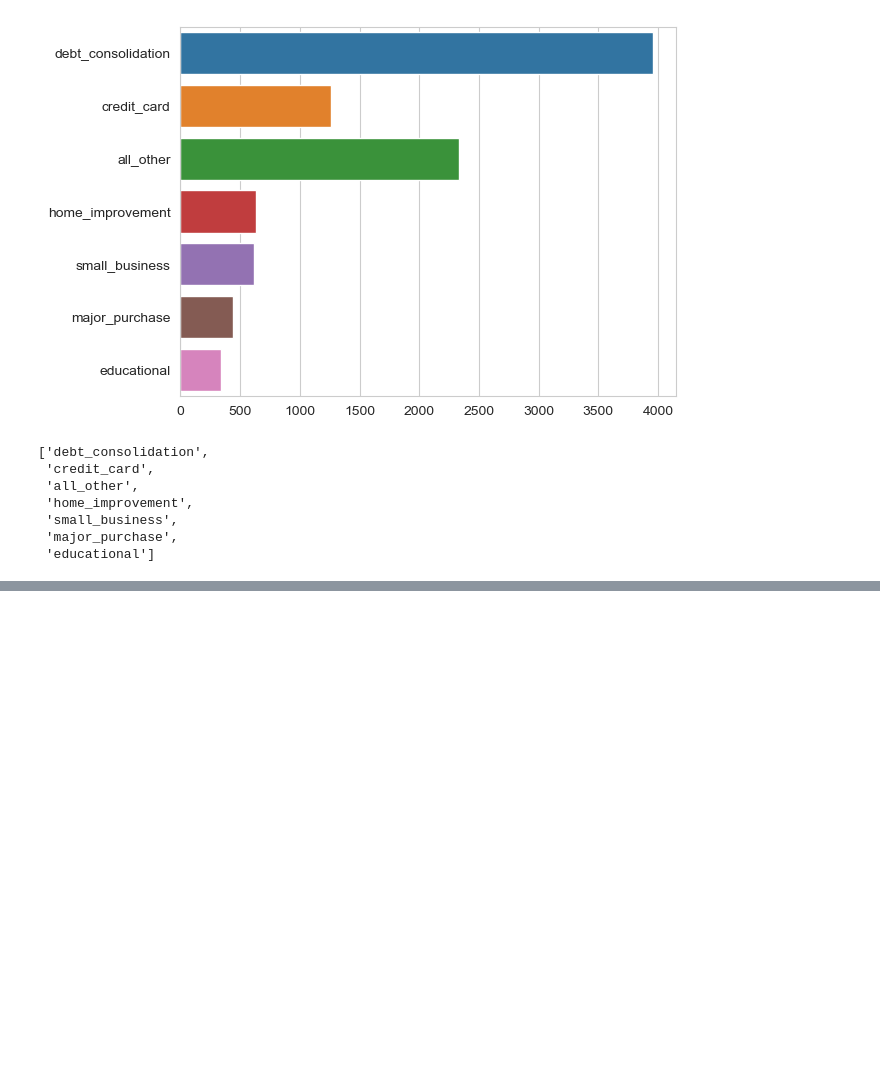
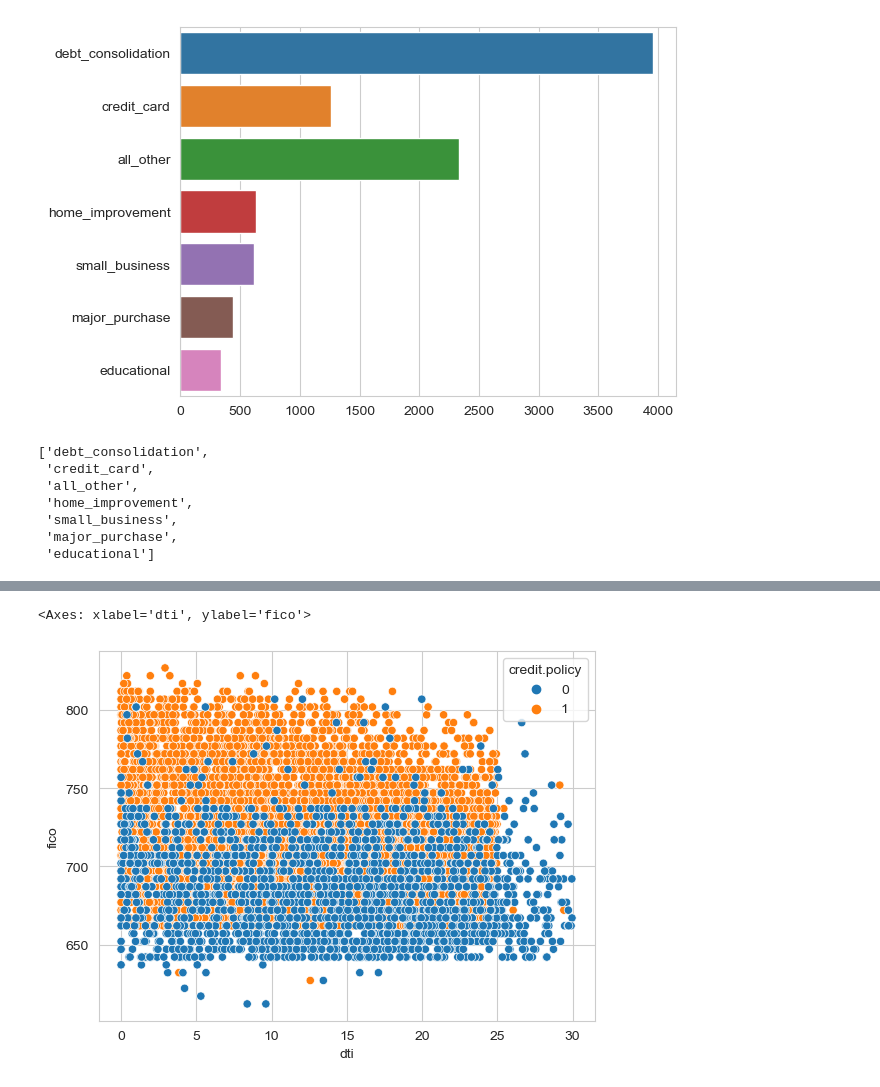
Before and after one commit to bpow139/loan-prediction-project, a Jupyter notebook: Drew/Drew_EDA_Loan.ipynb, the cells around one changed output, grey strips where cells are left out. Drawn from its saved outputs; the diff is of its cells as text; code cells hidden in the pictures; blank space fills up the shorter version.

```diff
--- a/Drew/Drew_EDA_Loan.ipynb
+++ b/Drew/Drew_EDA_Loan.ipynb
@@ -88,0 +167,5 @@ names
+# %%
+sns.scatterplot(x = loan['dti'], y = loan['fico'], hue = loan['credit.policy'])
+# %% [output]
+<Axes: xlabel='dti', ylabel='fico'>
+[figure, added]
```
Also changed, not shown: parts of 16 cells of this notebook.
